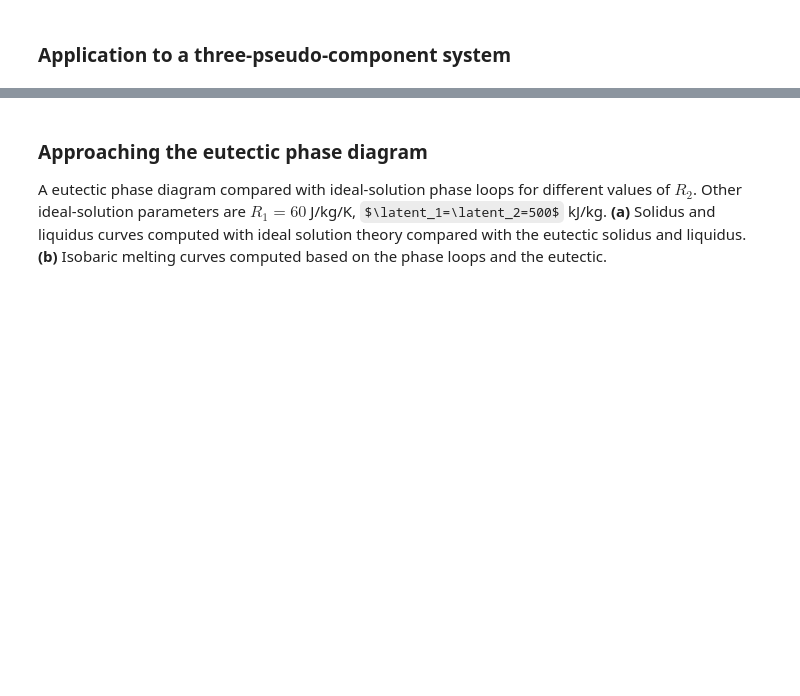
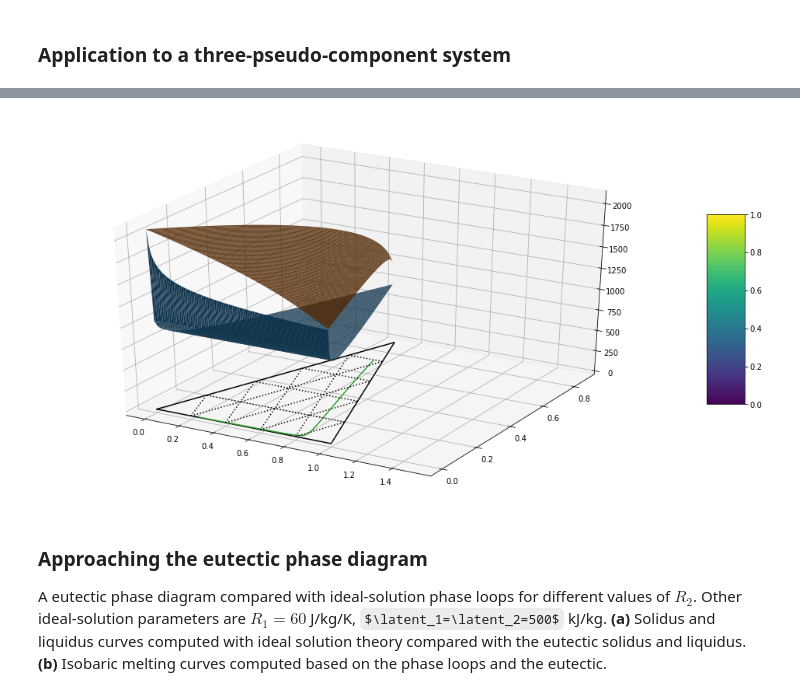
Before and after one commit to FoaLab/partially-molten-rock-PUP, a Jupyter notebook: content/features/ch10.ipynb, the cells around one changed output, grey strips where cells are left out. Drawn from its saved outputs; the diff is of its cells as text; code cells hidden in the pictures; some formulas as TeX source; blank space fills up the shorter version.

```diff
--- a/content/features/ch10.ipynb
+++ b/content/features/ch10.ipynb
@@ -372,3 +385,38 @@ axD.legend(fontsize=15)
+# %%
+def terncoords(c1,c2,c3):
+    csum = c1 + c2 + c3
+    c1  = c1/csum
+    c2 = c2/csum
+    c3 = c3/csum
+    y = c2 * np.sin(np.pi/3.)
+    x = c1 + y / np.tan(np.pi/3.)
+    return x, y
+# %%
+fig, axC = plt.subplots(figsize=(18,9), subplot_kw={"projection": "3d"})
+
+X, Y = terncoords(C2, C3, C1)
+
+axC.plot_trisurf(X, Y, Tsol)
+surf = axC.plot_trisurf(X, Y, Tliq)
+axC.plot([0, 1, 0.5, 0], [0, 0, np.sin(np.pi/3.), 0], color=[0,0,0])
+x, y = terncoords(cl_hold[:,1], cl_hold[:,2], cl_hold[:,0])
+axC.plot(x, y, zs=0, zdir='z', label='curve in (x, y)')
+
+m = 5
+grids = np.linspace(0, 100, m+1)
+grids = grids[:-1]
+x3, y3 = terncoords(100-grids, grids, np.zeros_like(grids))
+x2, y2 = terncoords(grids, np.zeros_like(grids), 100-grids)
+x1, y1 = terncoords(np.zeros_like(grids), 100-grids, grids)
+n = m-1
+for i in np.arange(1, m):
+    axC.plot([x1[i], x2[n-i+1]], [y1[i], y2[n-i+1]], 'k:', zs=0, zdir='z')
+    axC.plot([x2[i], x3[n-i+1]], [y2[i], y3[n-i+1]], 'k:', zs=0, zdir='z')
+    axC.plot([x3[i], x1[n-i+1]], [y3[i], y1[n-i+1]], 'k:', zs=0, zdir='z')
+
+fig.colorbar(surf, shrink=0.5, aspect=5);
+# %% [output]
+[figure, added]
 # %% [markdown]
 ### Approaching the eutectic phase diagram
 
```
Also changed, not shown: parts of 9 cells of this notebook.
